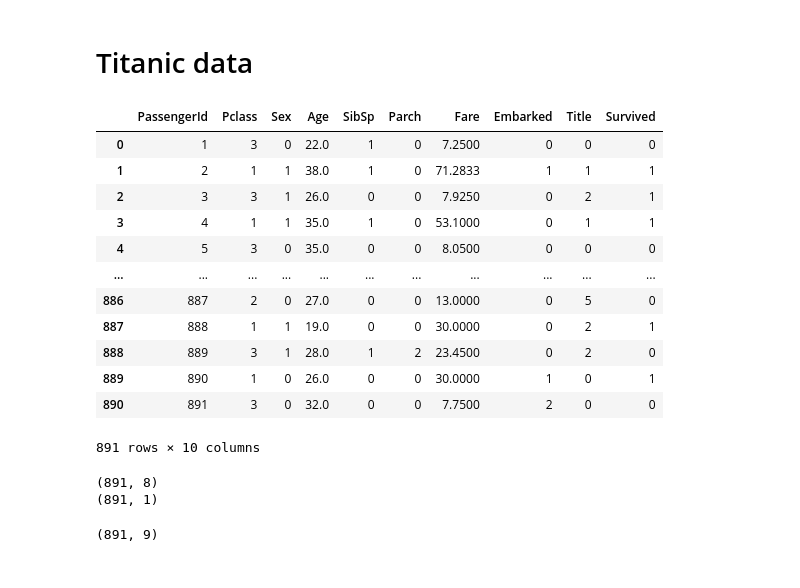
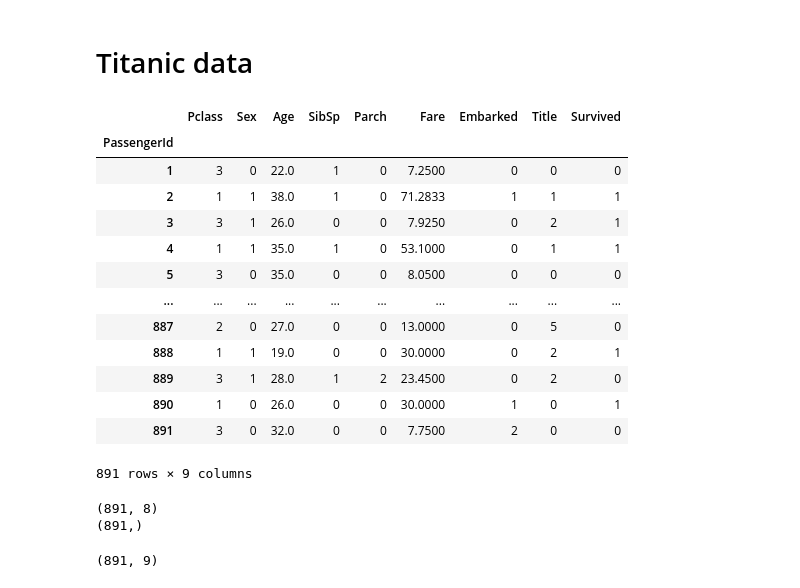
Before and after one commit to duytran1332002/Machine-Learning-From-Scratch, a Jupyter notebook: Logistic_Regression.ipynb, the cells around one changed output. Drawn from its saved outputs; the diff is of its cells as text; code cells hidden in the pictures.

```diff
--- a/Logistic_Regression.ipynb
+++ b/Logistic_Regression.ipynb
@@ -82,20 +85,21 @@ class LogisticRegression():
 # %% [markdown]
 # Titanic data
 # %%
-path_csv = "titanic_modified_dataset.csv"
-titanic_data_df = pd.read_csv(path_csv)
+path_csv = "data/titanic_modified_dataset.csv"
+titanic_data_df = pd.read_csv(path_csv, index_col="PassengerId")
 titanic_data_df
 # %% [output]
-|  | PassengerId | Pclass | Sex | Age | SibSp | Parch | Fare | Embarked | Title | Survived |
-| 0 | 1 | 3 | 0 | 22.0 | 1 | 0 | 7.2500 | 0 | 0 | 0 |
-| 1 | 2 | 1 | 1 | 38.0 | 1 | 0 | 71.2833 | 1 | 1 | 1 |
-| 2 | 3 | 3 | 1 | 26.0 | 0 | 0 | 7.9250 | 0 | 2 | 1 |
-| 3 | 4 | 1 | 1 | 35.0 | 1 | 0 | 53.1000 | 0 | 1 | 1 |
-| 4 | 5 | 3 | 0 | 35.0 | 0 | 0 | 8.0500 | 0 | 0 | 0 |
-| ... | ... | ... | ... | ... | ... | ... | ... | ... | ... | ... |
-| 886 | 887 | 2 | 0 | 27.0 | 0 | 0 | 13.0000 | 0 | 5 | 0 |
-| 887 | 888 | 1 | 1 | 19.0 | 0 | 0 | 30.0000 | 0 | 2 | 1 |
-| 888 | 889 | 3 | 1 | 28.0 | 1 | 2 | 23.4500 | 0 | 2 | 0 |
-| 889 | 890 | 1 | 0 | 26.0 | 0 | 0 | 30.0000 | 1 | 0 | 1 |
-| 890 | 891 | 3 | 0 | 32.0 | 0 | 0 | 7.7500 | 2 | 0 | 0 |
+|  | Pclass | Sex | Age | SibSp | Parch | Fare | Embarked | Title | Survived |
+| PassengerId |  |  |  |  |  |  |  |  |  |
+| 1 | 3 | 0 | 22.0 | 1 | 0 | 7.2500 | 0 | 0 | 0 |
+| 2 | 1 | 1 | 38.0 | 1 | 0 | 71.2833 | 1 | 1 | 1 |
+| 3 | 3 | 1 | 26.0 | 0 | 0 | 7.9250 | 0 | 2 | 1 |
+| 4 | 1 | 1 | 35.0 | 1 | 0 | 53.1000 | 0 | 1 | 1 |
+| 5 | 3 | 0 | 35.0 | 0 | 0 | 8.0500 | 0 | 0 | 0 |
+| ... | ... | ... | ... | ... | ... | ... | ... | ... | ... |
+| 887 | 2 | 0 | 27.0 | 0 | 0 | 13.0000 | 0 | 5 | 0 |
+| 888 | 1 | 1 | 19.0 | 0 | 0 | 30.0000 | 0 | 2 | 1 |
+| 889 | 3 | 1 | 28.0 | 1 | 2 | 23.4500 | 0 | 2 | 0 |
+| 890 | 1 | 0 | 26.0 | 0 | 0 | 30.0000 | 1 | 0 | 1 |
+| 891 | 3 | 0 | 32.0 | 0 | 0 | 7.7500 | 2 | 0 | 0 |
-891 rows × 10 columns
+891 rows × 9 columns
@@ -104,12 +113,11 @@ titanic_data_arr = titanic_data_df.to_numpy()
 # %%
 # devide features to X, label to y
-X = titanic_data_arr[:, 1 : 9]
-y = titanic_data_arr[:, 9].reshape((-1, 1))
+X, y = titanic_data_arr[:, :-1], titanic_data_arr[:, -1]
 print(X.shape)
 print(y.shape)
 # %% [output]
 (891, 8)
-(891, 1)
+(891,)
 # %%
 # add bias to X
 bias = np.ones((X.shape[0], 1))
```
Also changed, not shown: parts of 23 cells of this notebook.
